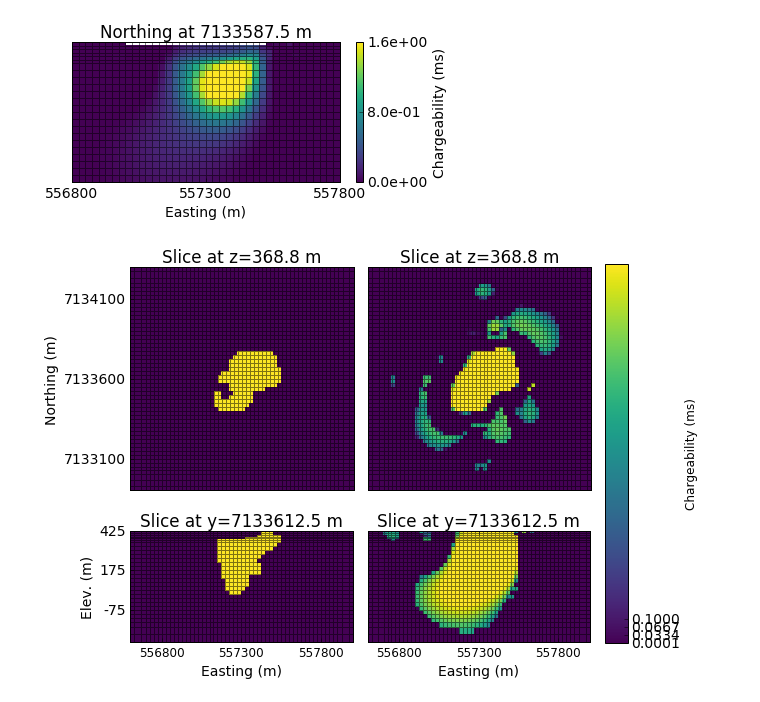
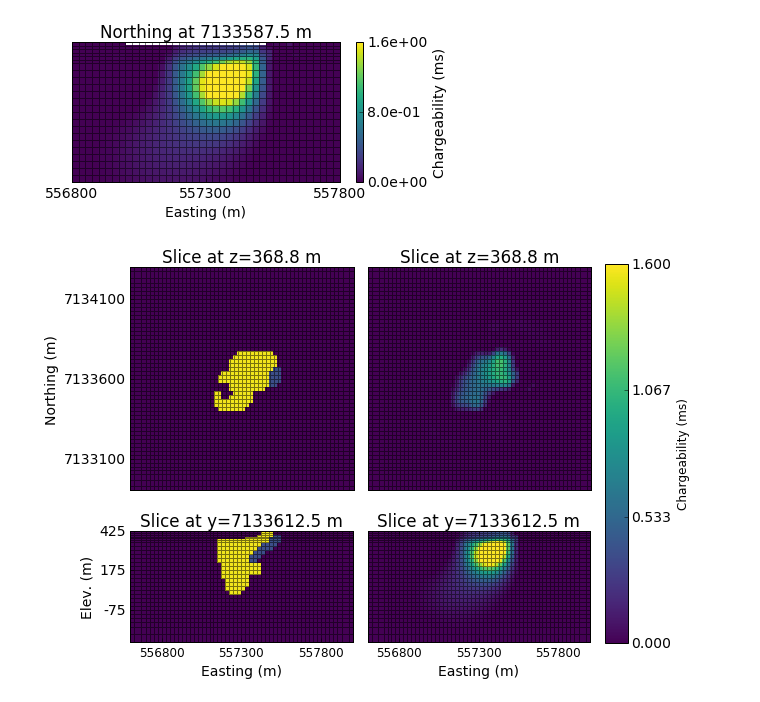
Before and after one commit to simpeg/presentations, a Jupyter notebook: SciPy2016/notebooks/DC/IPinv_Gradient_singleSrc_PosterFigs.ipynb, the cells around one changed output. Drawn from its saved outputs; the diff is of its cells as text; code cells hidden in the pictures.

```diff
--- a/SciPy2016/notebooks/DC/IPinv_Gradient_singleSrc_PosterFigs.ipynb
+++ b/SciPy2016/notebooks/DC/IPinv_Gradient_singleSrc_PosterFigs.ipynb
@@ -349,7 +349,7 @@ ax.set_yticks([]); ax.set_ylabel('')
 [figure]
 # %%
 fig = plt.figure(figsize(11, 8))
-vmin, vmax = 1e-4, 1e-1
+vmin, vmax = 0., 1.6
 xmin, xmax = -700+xc, 700+xc
 ymin, ymax = -700+yc, 700+yc
 zmin, zmax = -700+zc, 0+zc
@@ -362,7 +362,7 @@ x = np.linspace(xmin+200, xmax-200,3)
 ax1 = plt.subplot(1,1,1)
 pos =  ax1.get_position()
 ax1.set_position([pos.x0-0.1, pos.y0+0.3,  pos.width*0.5, pos.height*0.5])
-ax1,dat1 = viz(mesh, eta*1e3, indz, airind, normal="Z", xc=xc,yc=yc,zc=zc, ax=ax1, cb=False, clim=(vmin, vmax))
+ax1,dat1 = viz(mesh, eta*1e3, indz, airind, normal="Z", xc=xc,yc=yc,zc=zc, ax=ax1, scale="linear", cb=False, clim=(vmin, vmax))
 plt.gca().set_aspect('equal')
 ax1.set_title(("Slice at z=%.1f m")%(mesh.vectorCCz[indz]))
 ax1.xaxis.set_visible(False)
@@ -373,7 +373,7 @@ ax1.set_ylabel('Northing (m)')
 # True Conductivity Model y-section
 pos =  ax1.get_position()
 ax2 = fig.add_axes([pos.x0+0.0525, pos.y0 - 0.36,  pos.width*0.725, pos.height])
-ax2, dat2 = viz(mesh, eta*1e3, indy, airind, normal="Y", xc=xc,yc=yc,zc=zc, ax=ax2, cb=False,clim=(vmin, vmax))
+ax2, dat2 = viz(mesh, eta*1e3, indy, airind, normal="Y", xc=xc,yc=yc,zc=zc, ax=ax2, scale="linear", cb=False, clim=(vmin, vmax))
 plt.gca().set_aspect('equal')
 ax2.set_title(("Slice at y=%.1f m")%(mesh.vectorCCy[indy]))
 ax2.set_xlim(xmin, xmax)
@@ -383,33 +383,33 @@ ax2.set_xticklabels(map(str, map(int, x)),size=12)
 ax2.set_xlabel('Easting (m)')
 ax2.set_ylabel('Elev. (m)')
 
 # DC Recovered Model z-section
 ax3 = fig.add_axes([pos.x0+0.3, pos.y0,  pos.width, pos.height])
-ax3,dat3 = ax = viz(mesh, eta_pred*1e3, indz, airind, normal="Z", xc=xc,yc=yc,zc=zc, ax=ax3, cb=False,clim=(vmin, vmax))
+ax3,dat3 = ax = viz(mesh, eta_pred*1e3, indz, airind, normal="Z", xc=xc,yc=yc,zc=zc, ax=ax3, scale="linear", cb=False, clim=(vmin, vmax))
 plt.gca().set_aspect('equal')
 ax3.set_title(("Slice at z=%.1f m")%(mesh.vectorCCz[indz]))
 ax3.xaxis.set_visible(False)
 ax3.yaxis.set_visible(False)
 ax3.set_xlim(xmin, xmax)
 ax3.set_ylim(ymin, ymax)
 
 # DC Recovered Model y-section
 ax4 = fig.add_axes([pos.x0+0.3525, pos.y0 - 0.36,  pos.width*0.725, pos.height])
-ax4, dat4 = viz(mesh, eta_pred*1e3, indy, airind,  normal="Y", xc=xc,yc=yc,zc=zc, ax=ax4, cb=False,clim=(vmin, vmax))
+ax4, dat4 = viz(mesh, eta_pred*1e3, indy, airind,  normal="Y", xc=xc,yc=yc,zc=zc, ax=ax4, scale="linear", cb=False, clim=(vmin, vmax))
 plt.gca().set_aspect('equal')
 ax4.set_title(("Slice at y=%.1f m")%(mesh.vectorCCy[indy]))
 ax4.yaxis.set_visible(False)
 ax4.set_xlim(xmin, xmax)
 ax4.set_ylim(zmin, zmax)
 ax4.set_xticks(map(int, x))
 ax4.set_xticklabels(map(str, map(int, x)),size=12)
 ax4.set_xlabel('Easting (m)')
 
 pos =  ax4.get_position()
 cbarax = fig.add_axes([pos.x0+0.3 , pos.y0+0.095 ,  pos.width*0.1, pos.height*1.7])  ## the parameters are the specified position you set
 cb = fig.colorbar(dat[0],cax=cbarax, orientation="vertical", ax = ax4, ticks=np.linspace(vmin,vmax, 4))
 
 cb.set_label("Chargeability (ms)",size=12)
 # fig.savefig('MAG_RecModel.png',dpi = 200)
 # %% [output]
-[figure, old version]
+[figure, new version]
```
